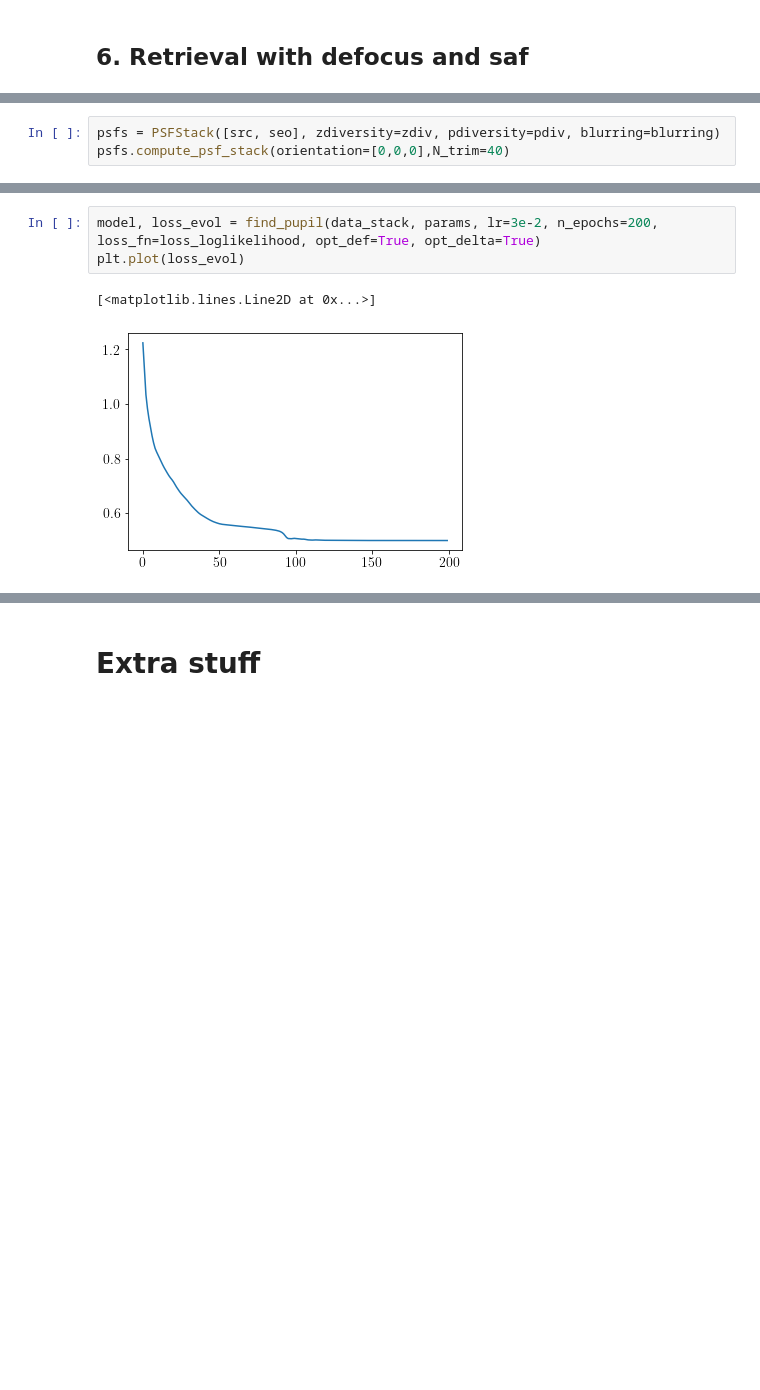
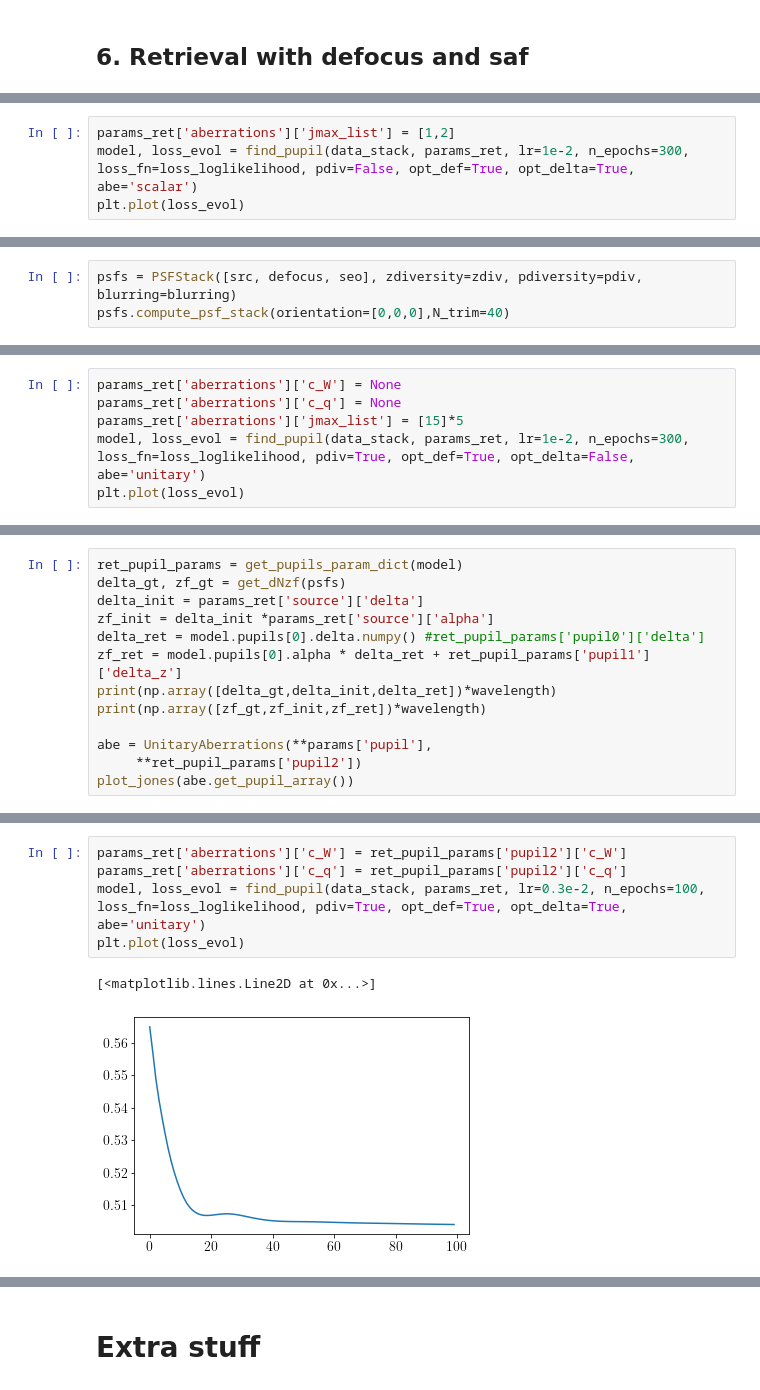
Before and after one commit to rodguti90/pyPSFstack, a Jupyter notebook: pytorch_tests.ipynb, the cells around one changed output, grey strips where cells are left out. Cells and saved outputs as stored; diff of their text form; blank space fills up the shorter version.

```diff
--- a/pytorch_tests.ipynb
+++ b/pytorch_tests.ipynb
@@ -491,0 +566,5 @@ blurring = ExactBlurring(**params['blurring'],**params['pupil'])
+# %%
+params_ret['aberrations']['jmax_list'] = [1,2]
+model, loss_evol = find_pupil(data_stack, params_ret, lr=1e-2, n_epochs=300,
+loss_fn=loss_loglikelihood, pdiv=False, opt_def=True, opt_delta=True, abe='scalar')
+plt.plot(loss_evol)
@@ -492,5 +594,5 @@ blurring = ExactBlurring(**params['blurring'],**params['pupil'])
 # %%
-psfs = PSFStack([src, seo], zdiversity=zdiv, pdiversity=pdiv, blurring=blurring)
+psfs = PSFStack([src, defocus, seo], zdiversity=zdiv, pdiversity=pdiv, blurring=blurring)
 psfs.compute_psf_stack(orientation=[0,0,0],N_trim=40)
 # %%
 data_stack = psfs.model_experimental_stack(bckgd_photons=50,N_photons=10000,N_pts=40,noise=True)
@@ -499,0 +602,7 @@ plot_zpstack(data_stack, N_p=8)
+# %%
+params_ret['aberrations']['c_W'] = None
+params_ret['aberrations']['c_q'] = None
+params_ret['aberrations']['jmax_list'] = [15]*5
+model, loss_evol = find_pupil(data_stack, params_ret, lr=1e-2, n_epochs=300,
+loss_fn=loss_loglikelihood, pdiv=True, opt_def=True, opt_delta=False, abe='unitary')
+plt.plot(loss_evol)
@@ -499,0 +612,13 @@ plot_zpstack(data_stack, N_p=8)
+# %%
+ret_pupil_params = get_pupils_param_dict(model)
+delta_gt, zf_gt = get_dNzf(psfs)
+delta_init = params_ret['source']['delta']
+zf_init = delta_init *params_ret['source']['alpha']
+delta_ret = model.pupils[0].delta.numpy() #ret_pupil_params['pupil0']['delta']
+zf_ret = model.pupils[0].alpha * delta_ret + ret_pupil_params['pupil1']['delta_z']
+print(np.array([delta_gt,delta_init,delta_ret])*wavelength)
+print(np.array([zf_gt,zf_init,zf_ret])*wavelength)
+
+abe = UnitaryAberrations(**params['pupil'],
+     **ret_pupil_params['pupil2'])
+plot_jones(abe.get_pupil_array())
@@ -500,6 +629,9 @@ plot_zpstack(data_stack, N_p=8)
 # %%
-model, loss_evol = find_pupil(data_stack, params, lr=3e-2, n_epochs=200, loss_fn=loss_loglikelihood, opt_def=True, opt_delta=True)
+params_ret['aberrations']['c_W'] = ret_pupil_params['pupil2']['c_W']
+params_ret['aberrations']['c_q'] = ret_pupil_params['pupil2']['c_q']
+model, loss_evol = find_pupil(data_stack, params_ret, lr=0.3e-2, n_epochs=100,
+loss_fn=loss_loglikelihood, pdiv=True, opt_def=True, opt_delta=True, abe='unitary')
 plt.plot(loss_evol)
 # %% [output]
 [<matplotlib.lines.Line2D at 0x...>]
-[figure, old version]
+[figure, new version]
```
Also changed, not shown: parts of 61 cells of this notebook.
